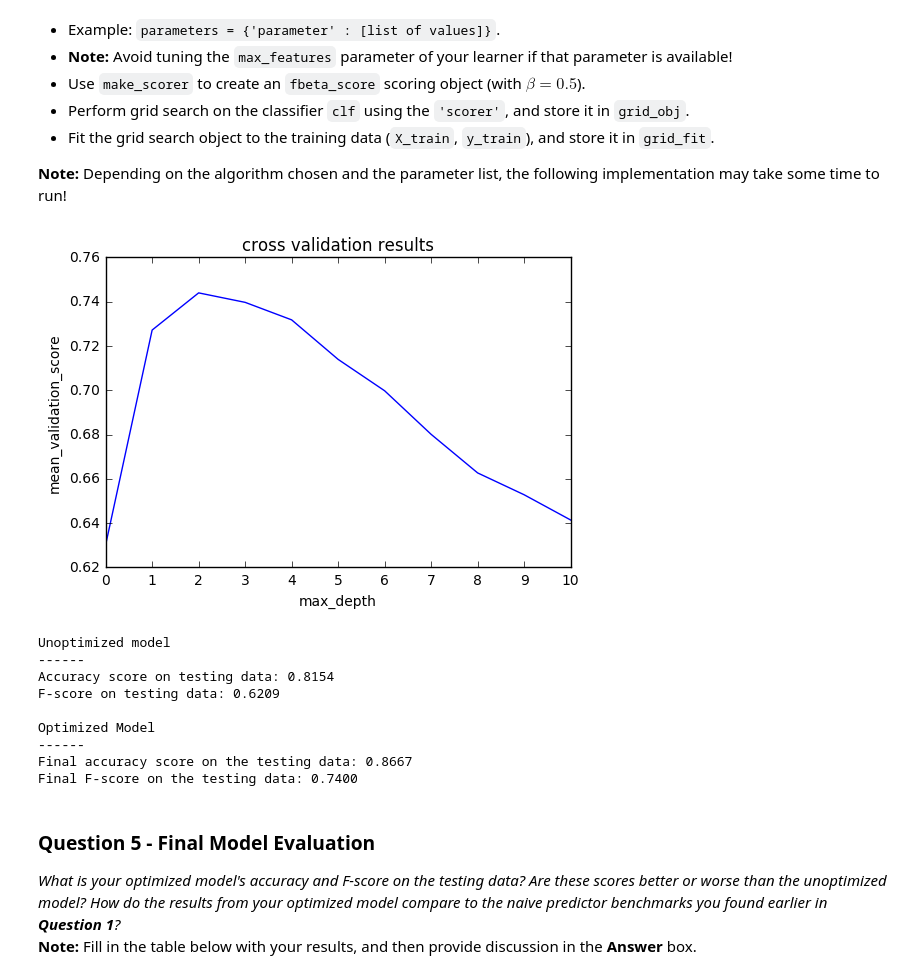
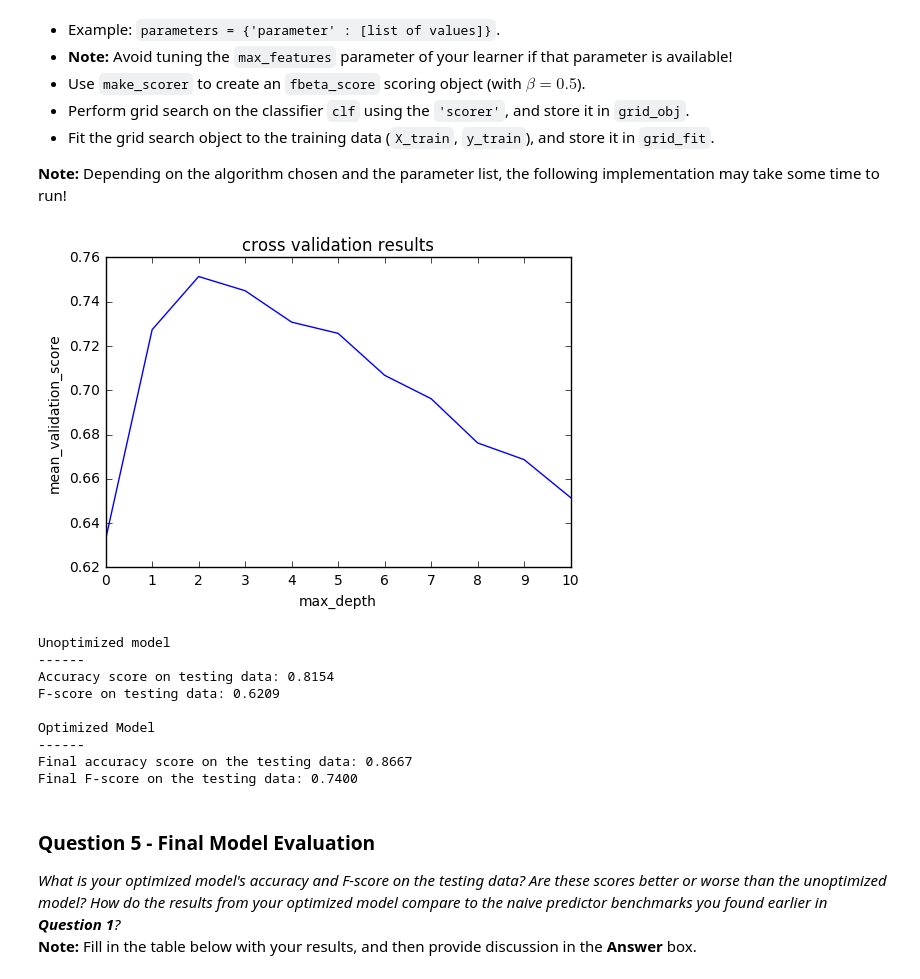
Before and after one commit to dieter-ridder/machine_learning, a Jupyter notebook: finding_donors/finding_donors.ipynb, the cells around one changed output. Cells and saved outputs as stored; diff of their text form; code cells hidden in the pictures.

```diff
--- a/finding_donors/finding_donors.ipynb
+++ b/finding_donors/finding_donors.ipynb
@@ -198,9 +198,6 @@ Additionally, as with the non-numeric features, we need to convert the non-numer
 # %%
 # TODO: One-hot encode the 'features_raw' data using pandas.get_dummies()
 features = pd.get_dummies(features_raw)
-
-# TODO: Encode the 'income_raw' data to numerical values
-income = income_raw.apply(lambda x:  1 if x== '>50K' else 0)
 
 # Print the number of features after one-hot encoding
 print '\ndata type income_raw: {}, income: {}'.format( type(income_raw[0]), type(income[0]))
@@ -208,7 +205,18 @@ encoded = list(features.columns)
 print "{} total features after one-hot encoding.".format(len(encoded))
 
 # Uncomment the following line to see the encoded feature names
-print encoded
+##print encoded
+
+# TODO: Encode the 'income_raw' data to numerical values
+##income = income_raw.apply(lambda x:  1 if x== '>50K' else 0)
+
+from sklearn.preprocessing import LabelEncoder
+le = LabelEncoder()
+income = le.fit_transform(income_raw)
+# print one hot
+print income
+# then we can reverse it with
+print le.inverse_transform(income)
 # %% [output]
 data type income_raw: <type 'str'>, income: <type 'numpy.int64'>
 103 total features after one-hot encoding.
@@ -612,38 +636,45 @@ parameters = {'base_estimator__max_depth':paramList}
 # TODO: Make an fbeta_score scoring object
 scorer = make_scorer(fbeta_score, beta=0.5)
 
+# first version
 # TODO: Perform grid search on the classifier using 'scorer' as the scoring method
-grid_obj = GridSearchCV(clf, param_grid=parameters, scoring = scorer)
+#grid_obj = GridSearchCV(clf, param_grid=parameters, scoring = scorer)
+# TODO: Fit the grid search object to the training data and find the optimal parameters
 
-# TODO: Fit the grid search object to the training data and find the optimal parameters
+# 2nd version after review- stratified shuffle splitt
+from sklearn.cross_validation import StratifiedShuffleSplit
+cv = StratifiedShuffleSplit(y_train)
+grid_obj = GridSearchCV(clf, scoring = scorer, param_grid = parameters, cv=cv)
 grid_fit = grid_obj.fit(X_train, y_train)
+
+
 
 # Get the estimator
 best_clf = grid_fit.best_estimator_
 
 #print the complete result
 results_df=pd.DataFrame(grid_fit.grid_scores_)
 
 plt.title('cross validation results')
 plt.plot(results_df.index, results_df['mean_validation_score'])
 plt.ylabel('mean_validation_score') # label here
 plt.xlabel('max_depth') # label here
 plt.xticks(list(range(max_depth+1)))
 plt.show()
 
 # Make predictions using the unoptimized and model
 predictions = (clf.fit(X_train, y_train)).predict(X_test)
 best_predictions = best_clf.predict(X_test)
 
 # Report the before-and-afterscores
 print "Unoptimized model\n------"
 print "Accuracy score on testing data: {:.4f}".format(accuracy_score(y_test, predictions))
 print "F-score on testing data: {:.4f}".format(fbeta_score(y_test, predictions, beta = 0.5))
 print "\nOptimized Model\n------"
 print "Final accuracy score on the testing data: {:.4f}".format(accuracy_score(y_test, best_predictions))
 print "Final F-score on the testing data: {:.4f}".format(fbeta_score(y_test, best_predictions, beta = 0.5))
 # %% [output]
-[figure, old version]
+[figure, new version]
 Unoptimized model
 ------
 Accuracy score on testing data: 0.8154
```
Also changed, not shown: parts of 5 cells of this notebook, 1 other file.
